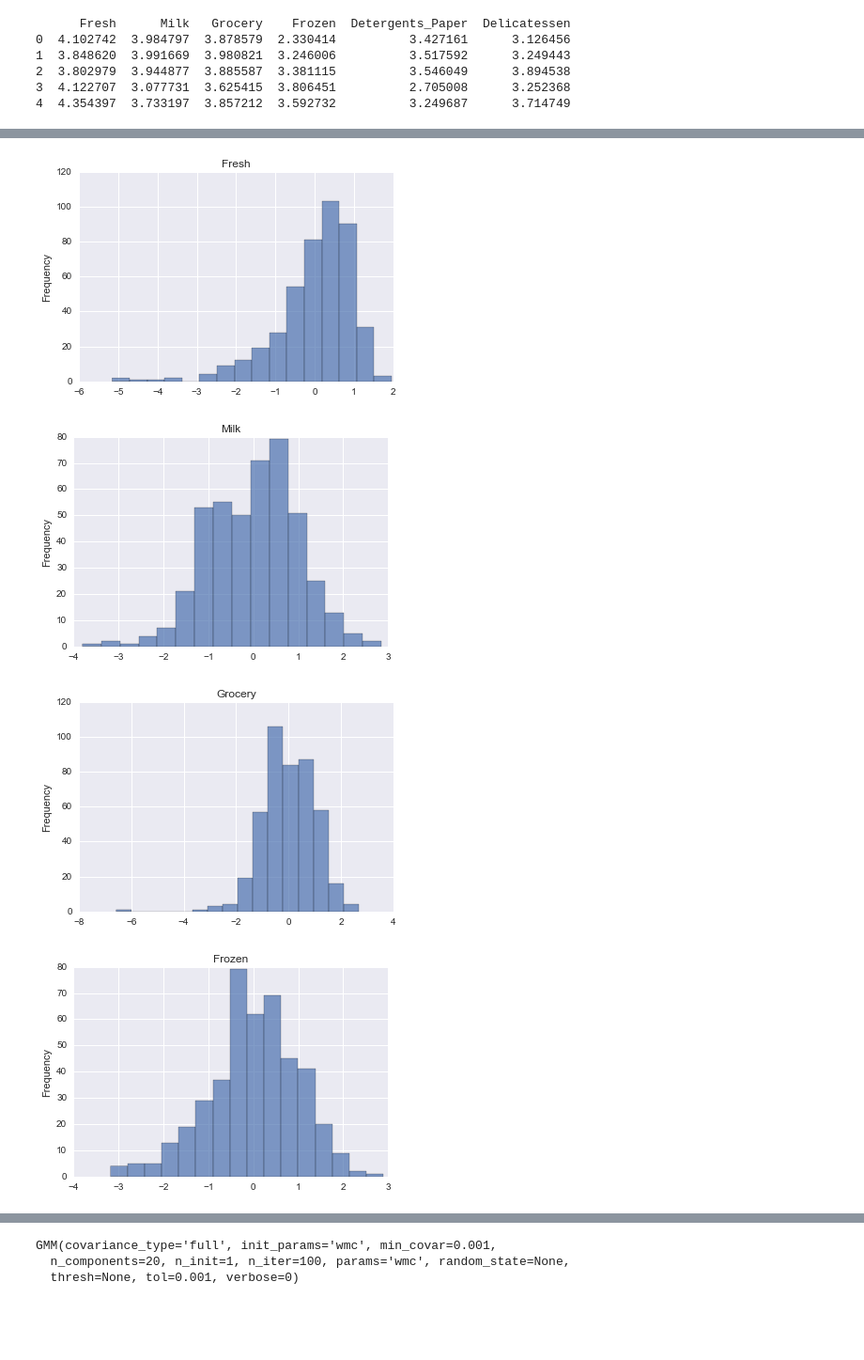
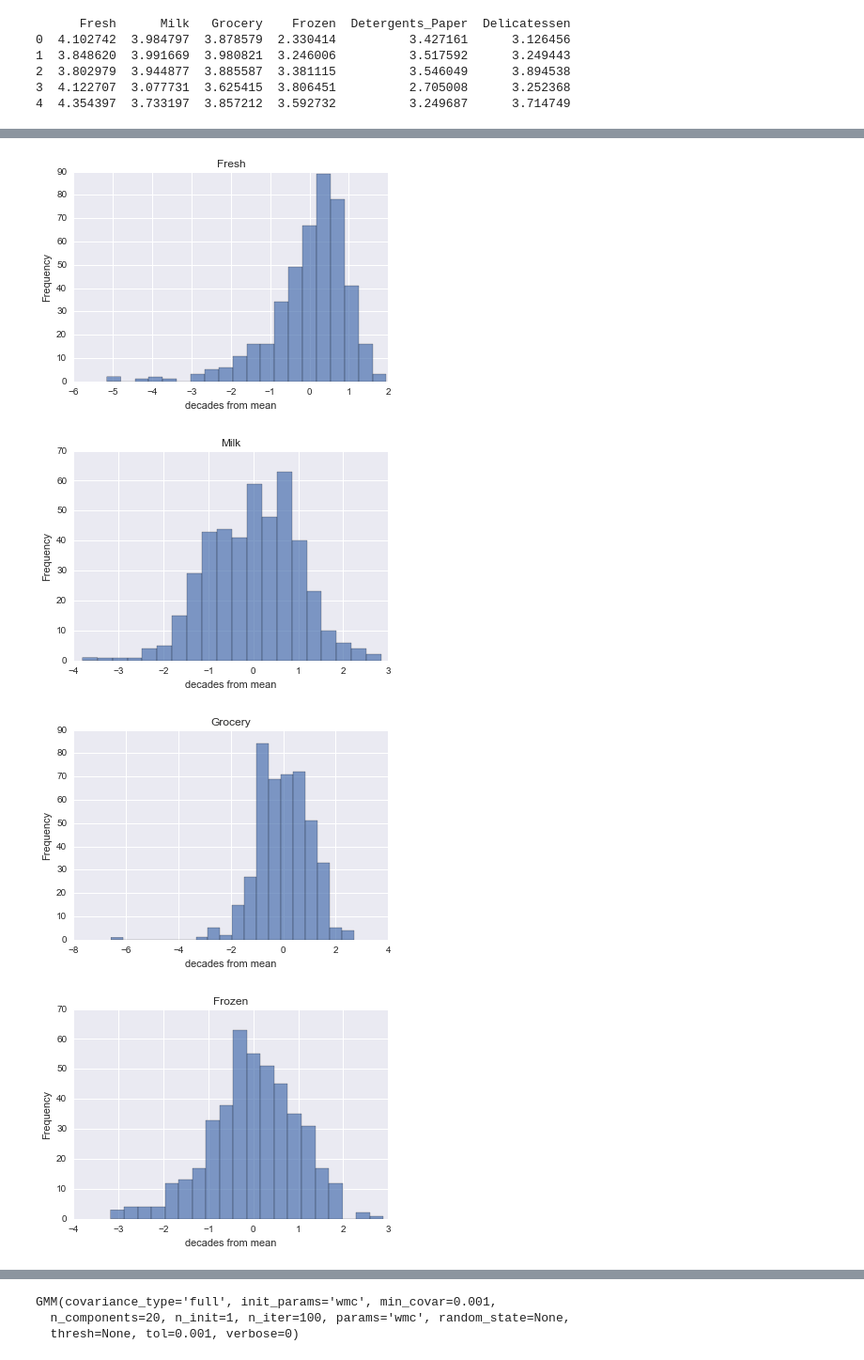
Before and after one commit to sharpround/customer_segments, a Jupyter notebook: customer_segments.ipynb, the cells around one changed output, grey strips where cells are left out. Shown at 94% size. Drawn from its saved outputs; the diff is of its cells as text; code cells hidden in the pictures; blank space fills up the shorter version.

```diff
--- a/customer_segments.ipynb
+++ b/customer_segments.ipynb
@@ -348,21 +349,22 @@ plt.xlabel("log10($)")
 # %%
 # scale and mean center
 def scale_column(df, column, center='mean', scale='std'):
     ser = df[column].copy()
     if center == 'mean':
         ser -= ser.mean()
     if scale == 'std':
         ser /= ser.std()
     return ser
 
 data_log_scaled = pd.DataFrame()
 for col in data.columns:
     data_log_scaled[col] = scale_column(data_log, col)
     plt.figure()
-    data_log_scaled[col].plot(kind='hist', alpha=0.7, bins=16)
+    data_log_scaled[col].plot(kind='hist', alpha=0.7, bins=20)
     plt.title(col)
+    plt.xlabel("decades from mean")
 # %% [output]
-[figure, old version]
+[figure, new version]
-[figure, old version]
+[figure, new version]
-[figure, old version]
+[figure, new version]
-[figure, old version]
+[figure, new version]
```
Also changed, not shown: parts of 10 cells of this notebook.
